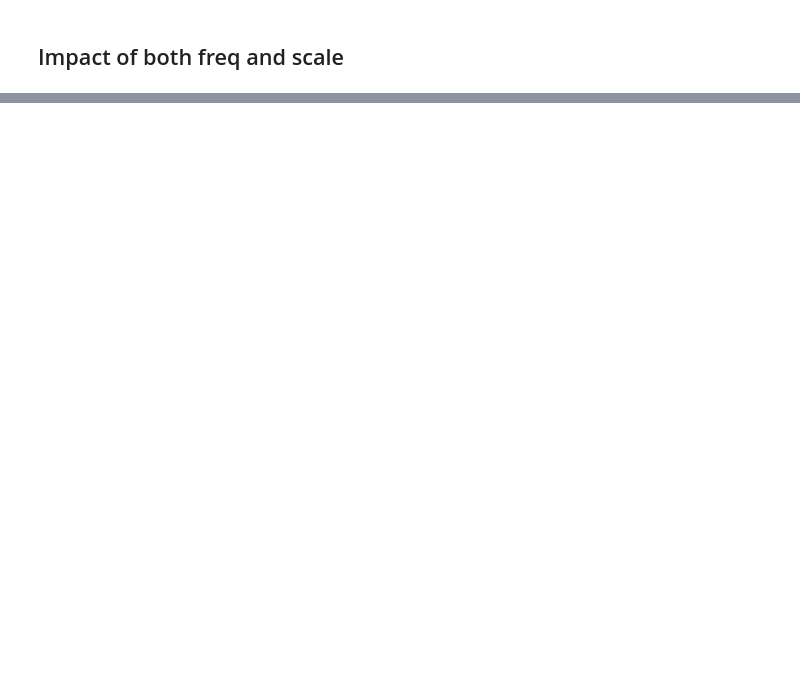
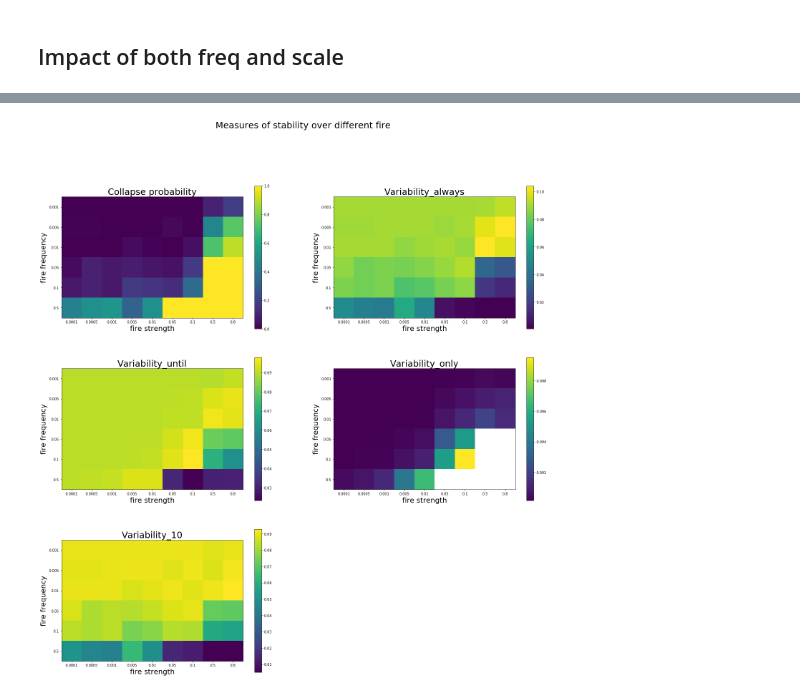
Before and after one commit to cavaillesj/internship_moulis, a Jupyter notebook: measures_and_fire_optimization.ipynb, the cells around one changed output, grey strips where cells are left out. Saved outputs shown, nothing was run; the diff lists cells and outputs as text; code cells hidden in the pictures; blank space fills up the shorter version.

```diff
--- a/measures_and_fire_optimization.ipynb
+++ b/measures_and_fire_optimization.ipynb
@@ -161,22 +295,0 @@ for i, freq in enumerate(Freq):
-# %%
-plt.figure(figsize=(12, 8))
-
-numbreDePoint = 10
-for j in range(numbreDePoint):
-    for i, freq in enumerate(Freq):
-        Param_freq = {"p":freq}
-        Fire["param_freq"] = Param_freq
-        Collapse[i], Variability_always[i], Variability_until[i], Variability_only[i], Variability_10[i] = all_measure(Number_of_simulation = Number_of_simulation, mean = False, Fire = Fire, finalTime = finalTime)
-    for i, freq in enumerate(Freq[:-1]):
-        if(j==0):
-            plt.plot(np.nanmean(Collapse[i]), np.nanmean(Variability_10[i]), "*", label=str(freq))
-        else:
-            plt.plot(np.nanmean(Collapse[i]), np.nanmean(Variability_10[i]), "*")
-
-plt.xlabel("Collapse", fontsize=15)
-plt.ylabel("variability_10%", fontsize=15)
-plt.legend()
-
-plt.title("Variability over collapse for different frequency", fontsize=20)
-plt.savefig("plot/measures/variability_over_collapse")
-plt.show()
@@ -288,0 +351,22 @@ for j, compute_variability in enumerate(Compute_variability):
+# %%
+plt.figure(figsize = (25, 25))
+plt.suptitle("Measures of stability over different fire", fontsize=30)
+
+Compute_measures = {"Collapse probability": Collapse,
+                    "Variability_always": Variability_always,
+                    "Variability_until": Variability_until,
+                    "Variability_only":Variability_only,
+                    "Variability_10":Variability_10}
+
+for i, compute_measures in enumerate(Compute_measures.keys()):
+    plt.subplot(3,2,i+1)
+    plt.imshow(Compute_measures[compute_measures])
+    plt.xticks(np.arange(len(Ampl)), Ampl)
+    plt.yticks(np.arange(len(Freq)), Freq)
+    plt.colorbar()
+    plt.title(compute_measures, fontsize=25)
+    plt.ylabel("fire frequency", fontsize=20)
+    plt.xlabel("fire strength", fontsize=20)
+plt.savefig("plot/measures/Measures_over_freq_amplitude")
+# %% [output]
+[figure, added]
```
Also changed, not shown: parts of 15 cells of this notebook, 17 other files.
